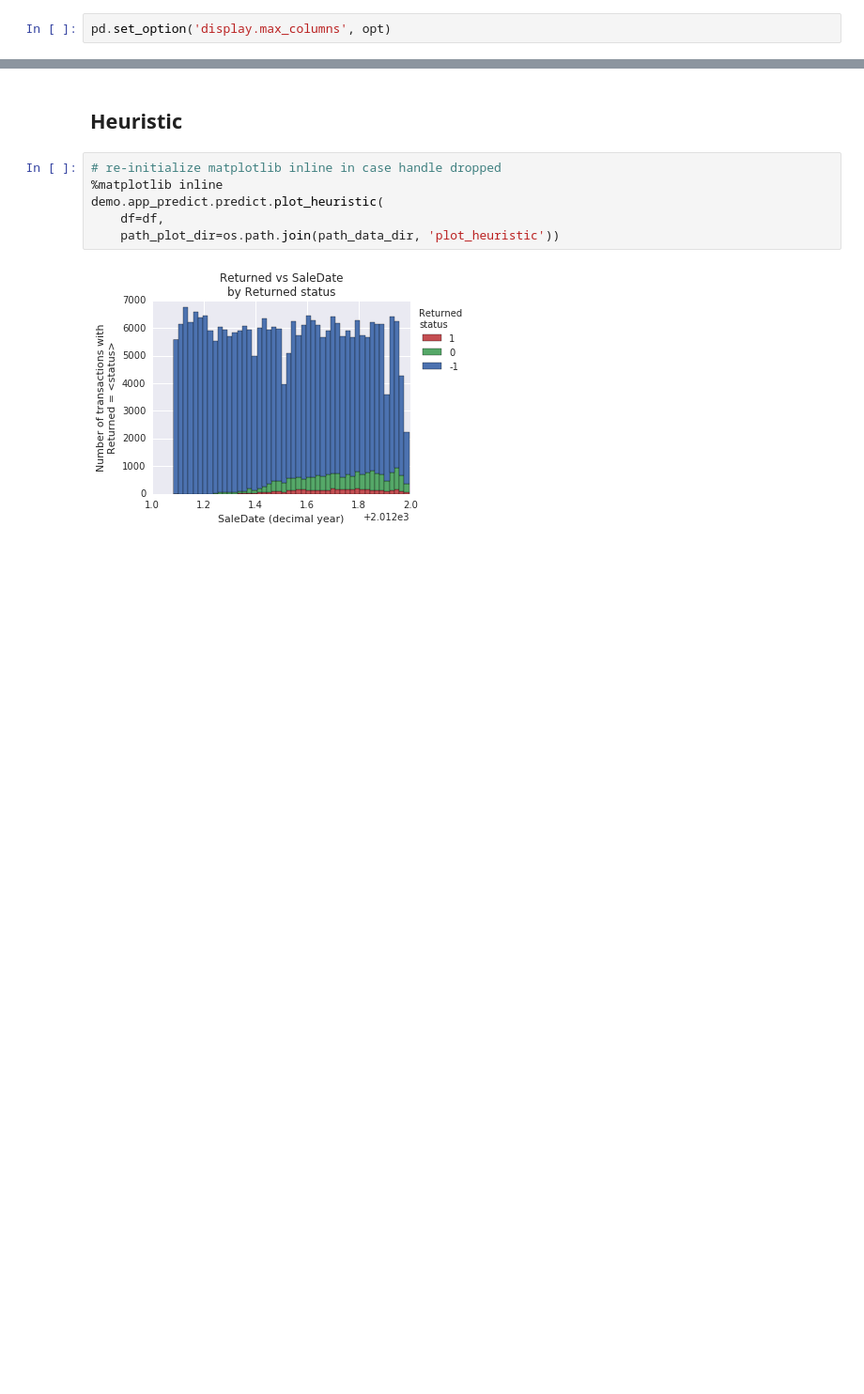
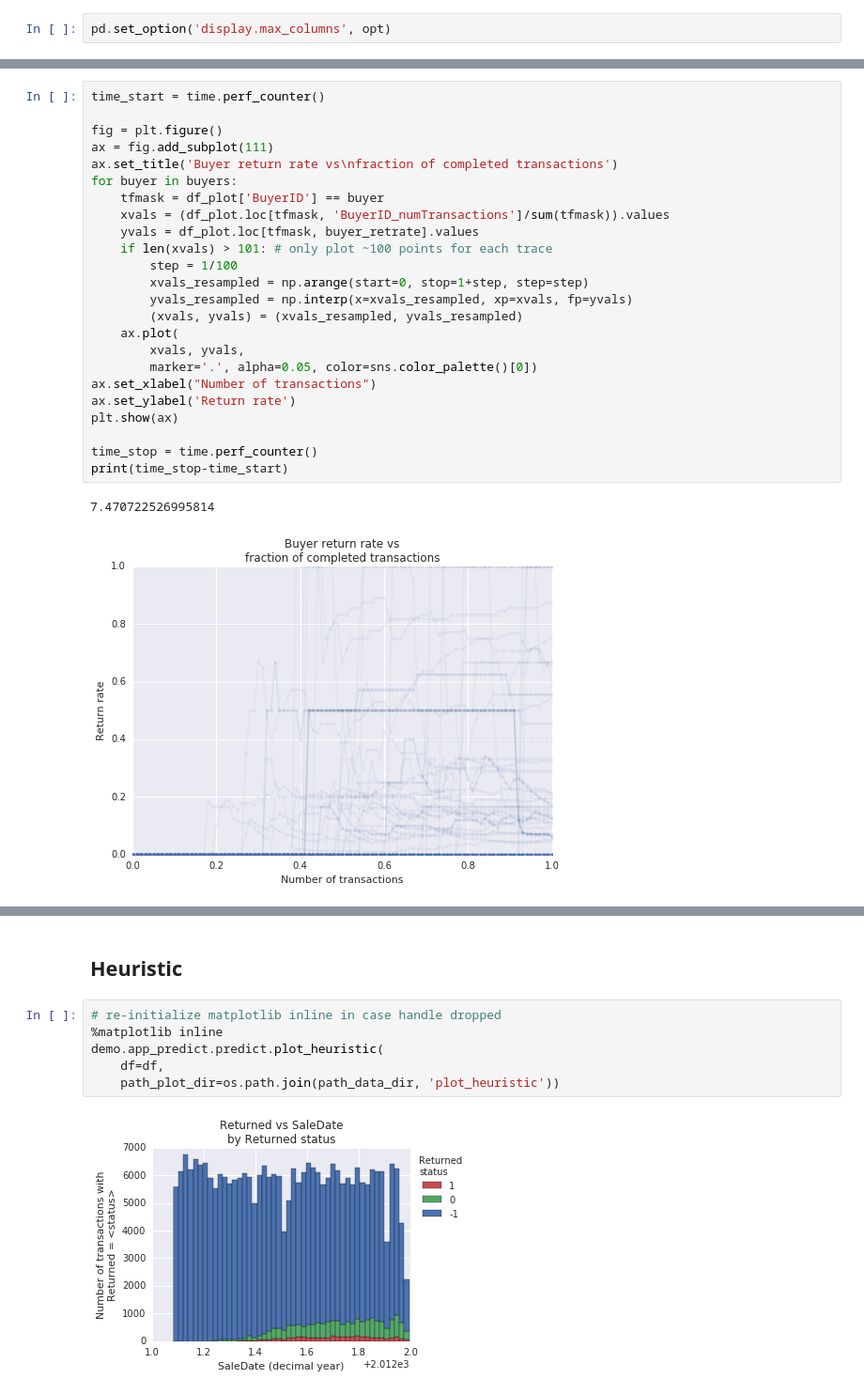
Before and after one commit to stharrold/demo, a Jupyter notebook: demo/app_predict/examples/example_app_predict_dev.ipynb, the cells around one changed output, grey strips where cells are left out. Shown at 94% size. Drawn from its saved outputs; the diff is of its cells as text; blank space fills up the shorter version.

Commit message:
app_predict: added traces to eda

```diff
--- a/demo/app_predict/examples/example_app_predict_dev.ipynb
+++ b/demo/app_predict/examples/example_app_predict_dev.ipynb
@@ -234,0 +298,27 @@ Feature: BuyerID_fracReturned1DivReturnedNotNull
+# %%
+time_start = time.perf_counter()
+
+fig = plt.figure()
+ax = fig.add_subplot(111)
+ax.set_title('Buyer return rate vs\nfraction of completed transactions')
+for buyer in buyers:
+    tfmask = df_plot['BuyerID'] == buyer
+    xvals = (df_plot.loc[tfmask, 'BuyerID_numTransactions']/sum(tfmask)).values
+    yvals = df_plot.loc[tfmask, buyer_retrate].values
+    if len(xvals) > 101: # only plot ~100 points for each trace
+        step = 1/100
+        xvals_resampled = np.arange(start=0, stop=1+step, step=step)
+        yvals_resampled = np.interp(x=xvals_resampled, xp=xvals, fp=yvals)
+        (xvals, yvals) = (xvals_resampled, yvals_resampled)
+    ax.plot(
+        xvals, yvals,
+        marker='.', alpha=0.05, color=sns.color_palette()[0])
+ax.set_xlabel("Number of transactions")
+ax.set_ylabel('Return rate')
+plt.show(ax)
+
+time_stop = time.perf_counter()
+print(time_stop-time_start)
+# %% [output]
+7.470722526995814
+[figure, added]
```
Also changed, not shown: parts of 14 cells of this notebook, 1 other file.
